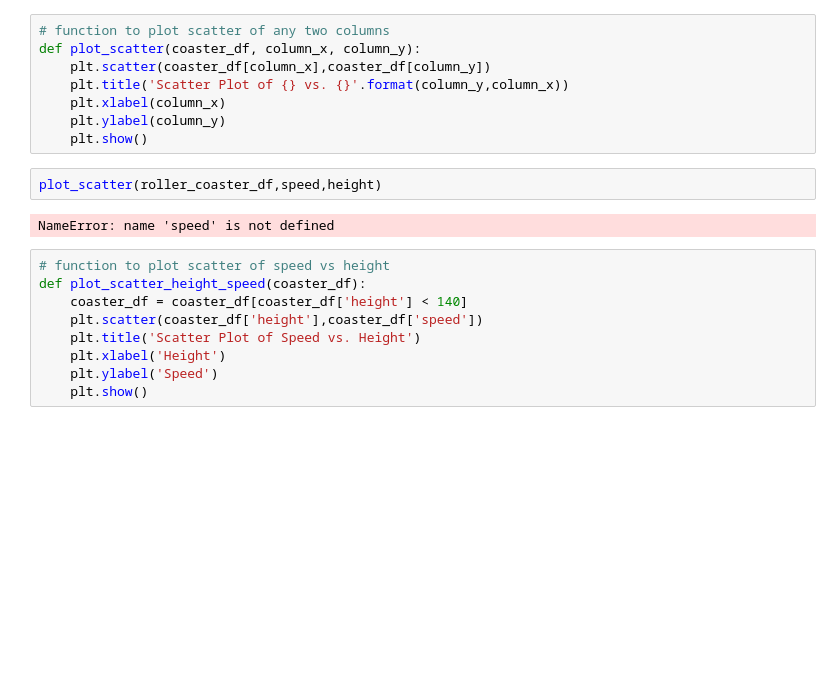
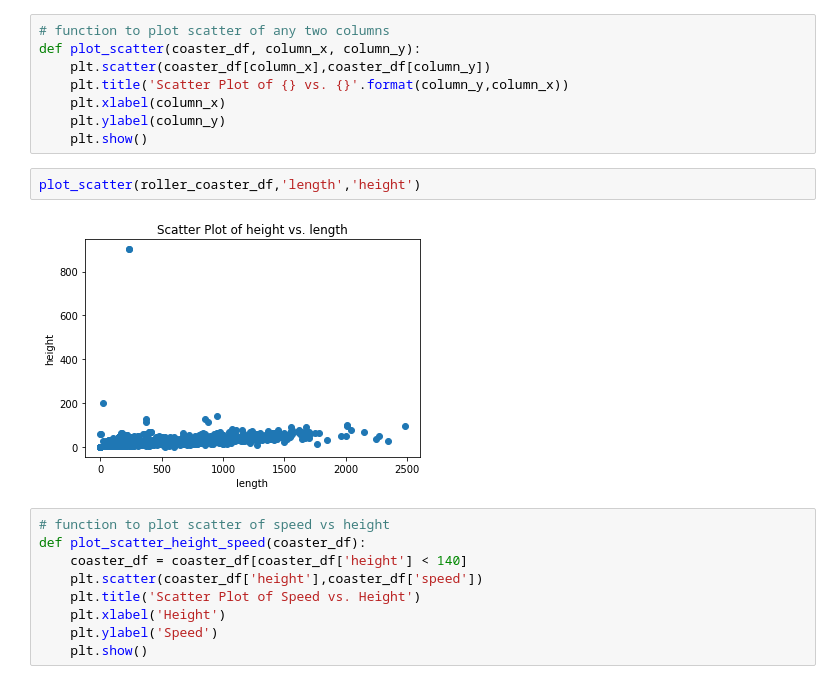
Before and after one commit to trigus00/rollar_coaster, a Jupyter notebook: Rollar_Coaster.ipynb, the cells around one changed output. Drawn from its saved outputs; the diff is of its cells as text; blank space fills up the shorter version.

```diff
--- a/Rollar_Coaster.ipynb
+++ b/Rollar_Coaster.ipynb
@@ -176,9 +176,9 @@ def plot_scatter(coaster_df, column_x, column_y):
     plt.ylabel(column_y)
     plt.show()
 # %%
-plot_scatter(roller_coaster_df,speed,height)
+plot_scatter(roller_coaster_df,'length','height')
 # %% [output]
-NameError: name 'speed' is not defined
+[figure, added]
 # %%
 # function to plot scatter of speed vs height
 def plot_scatter_height_speed(coaster_df):
```
Also changed, not shown: 3 other files.
